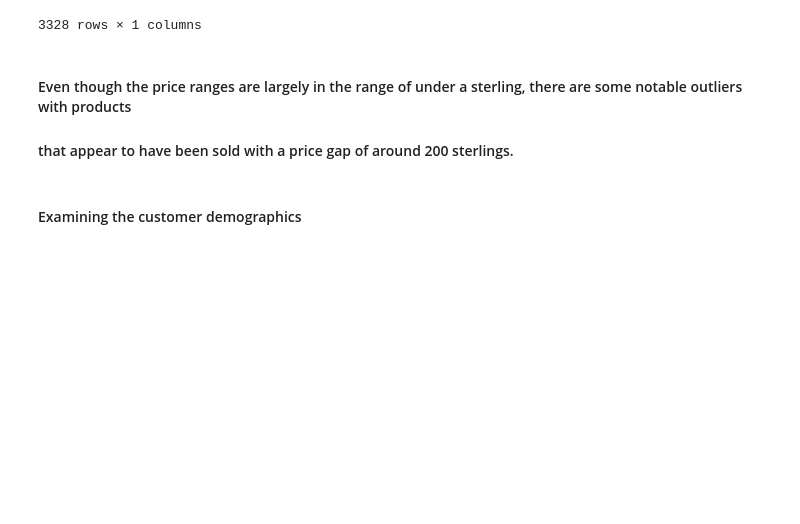
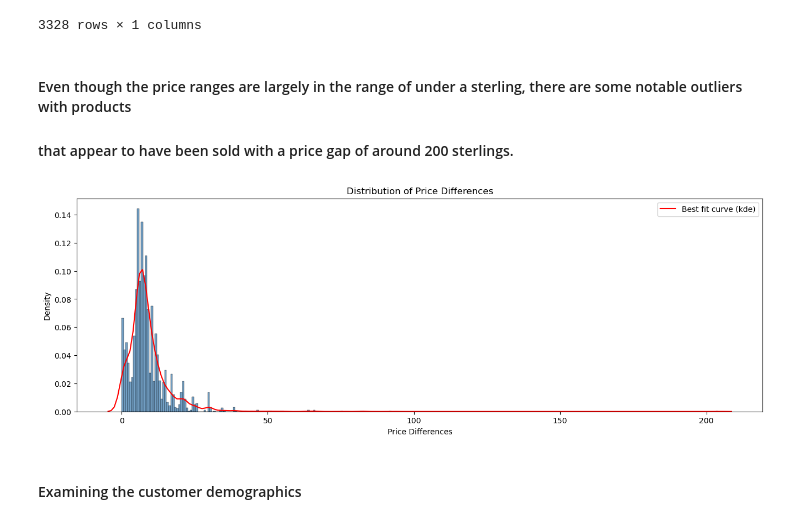
Before and after one commit to SyNikolai/EcommerceAnalytics, a Jupyter notebook: ecommerce.ipynb, the cells around one changed output. Drawn from its saved outputs; the diff is of its cells as text; code cells hidden in the pictures; blank space fills up the shorter version.

```diff
--- a/ecommerce.ipynb
+++ b/ecommerce.ipynb
@@ -408,3 +407,14 @@ mean_value = price_ranges["Price_range"].mean()
+# %%
+# Plotting the distribution of the recorded price ranges among same products
+plt.figure(figsize=(16,5))
+sns.histplot(price_ranges["Price_range"], color="steelblue", stat="density")
+sns.kdeplot(price_ranges["Price_range"], color="red", label="Best fit curve (kde)")
+plt.title("Distribution of Price Differences")
+plt.xlabel("Price Differences")
+plt.legend()
+plt.show()
+# %% [output]
+[figure, added]
 # %% [markdown]
 #### Examining the customer demographics
 # %%
```
Also changed, not shown: parts of 8 cells of this notebook.
